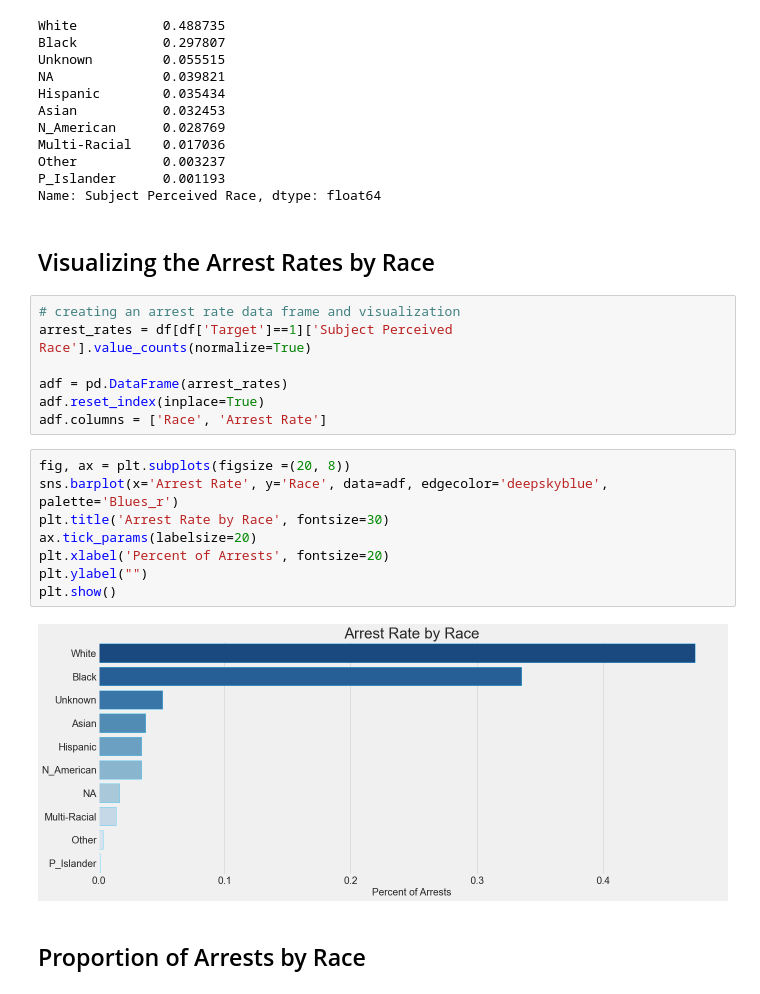
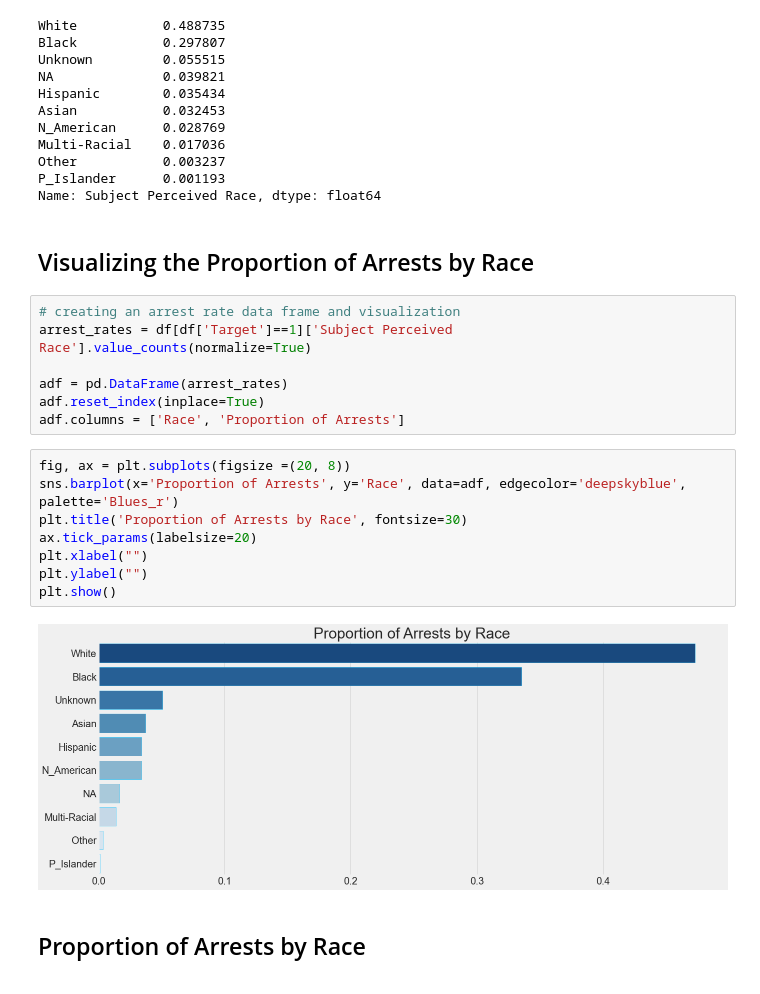
Before and after one commit to jeffreyhwatson/terry_stops_project, a Jupyter notebook: notebooks/exploratory/eda_visuals.ipynb, the cells around one changed output. Saved outputs shown, nothing was run; the diff lists cells and outputs as text.

Commit message:
fixed visualization titles

```diff
--- a/notebooks/exploratory/eda_visuals.ipynb
+++ b/notebooks/exploratory/eda_visuals.ipynb
@@ -90,24 +90,24 @@ Other           0.003237
 P_Islander      0.001193
 Name: Subject Perceived Race, dtype: float64
 # %% [markdown]
-## Visualizing the Arrest Rates by Race
+## Visualizing the Proportion of Arrests by Race
 # %%
 # creating an arrest rate data frame and visualization
 arrest_rates = df[df['Target']==1]['Subject Perceived Race'].value_counts(normalize=True)
 
 adf = pd.DataFrame(arrest_rates)
 adf.reset_index(inplace=True)
-adf.columns = ['Race', 'Arrest Rate']
+adf.columns = ['Race', 'Proportion of Arrests']
 # %%
 fig, ax = plt.subplots(figsize =(20, 8))
-sns.barplot(x='Arrest Rate', y='Race', data=adf, edgecolor='deepskyblue', palette='Blues_r')
-plt.title('Arrest Rate by Race', fontsize=30)
+sns.barplot(x='Proportion of Arrests', y='Race', data=adf, edgecolor='deepskyblue', palette='Blues_r')
+plt.title('Proportion of Arrests by Race', fontsize=30)
 ax.tick_params(labelsize=20)
-plt.xlabel('Percent of Arrests', fontsize=20)
+plt.xlabel("")
 plt.ylabel("")
 plt.show()
 # %% [output]
-[figure, old version]
+[figure, new version]
 # %% [markdown]
 ## Proportion of Arrests by Race
 # %%
```
Also changed, not shown: parts of 16 cells of this notebook.
